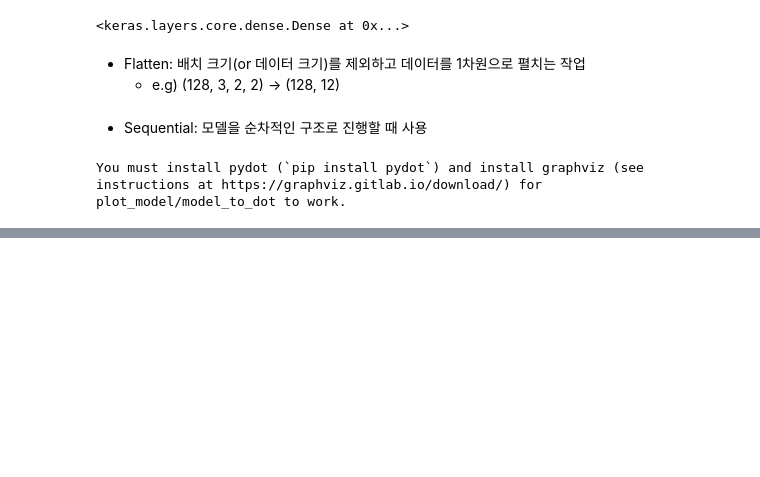
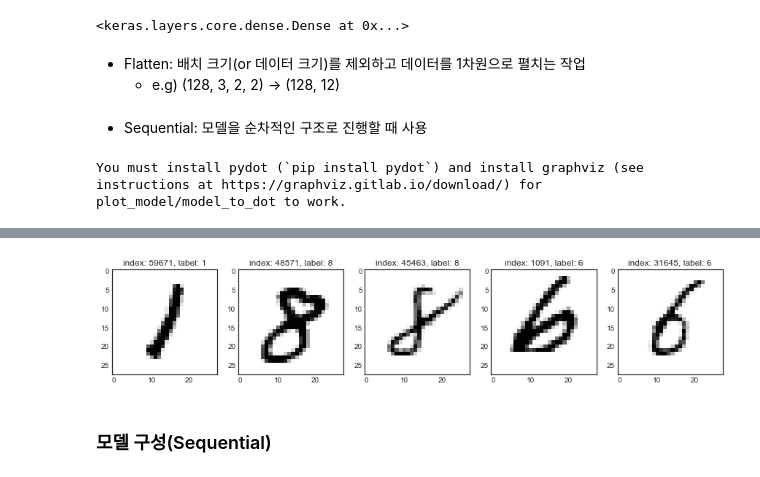
Before and after one commit to dong-hoon-lee/self_study, a Jupyter notebook: tf_txtbook.ipynb, the cells around one changed output, grey strips where cells are left out. Cells and saved outputs as stored; diff of their text form; code cells hidden in the pictures; blank space fills up the shorter version.

```diff
--- a/tf_txtbook.ipynb
+++ b/tf_txtbook.ipynb
@@ -334,0 +512,19 @@ You must install pydot (`pip install pydot`) and install graphviz (see instructi
+# %%
+import tensorflow as tf
+from tensorflow.keras.datasets.mnist import load_data
+from tensorflow.keras.models import Sequential
+from tensorflow.keras import models
+from tensorflow.keras.layers import Dense, Flatten, Input
+from tensorflow.keras.utils import to_categorical, plot_model
+
+from sklearn.model_selection import train_test_split
+import numpy as np
+import matplotlib.pyplot as plt
+
+plt.style.use('seaborn-white')
+# %%
+tf.random.set_seed(42)
+
+(x_train_full, y_train_full), (x_test, y_test) = load_data(path='mnits.npz')
+
+x_train, x_val, y_train, y_val = train_test_split(x_train_full, y_train_full, test_size=0.3, random_state=42)
@@ -334,0 +535,14 @@ You must install pydot (`pip install pydot`) and install graphviz (see instructi
+# %%
+num_sample = 5
+random_idx = np.random.randint(60000, size=num_sample)
+
+plt.figure(figsize=(15,3))
+for i, idx in enumerate(random_idx):
+    img = x_train_full[idx, :]
+    label = y_train_full[idx]
+
+    plt.subplot(1, len(random_idx), i+1)
+    plt.imshow(img)
+    plt.title(f'index: {idx}, label: {label}')
+# %% [output]
+[figure, added]
@@ -334,0 +558,2 @@ You must install pydot (`pip install pydot`) and install graphviz (see instructi
+# %% [markdown]
+### 모델 구성(Sequential)
```
Also changed, not shown: parts of 22 cells of this notebook.
